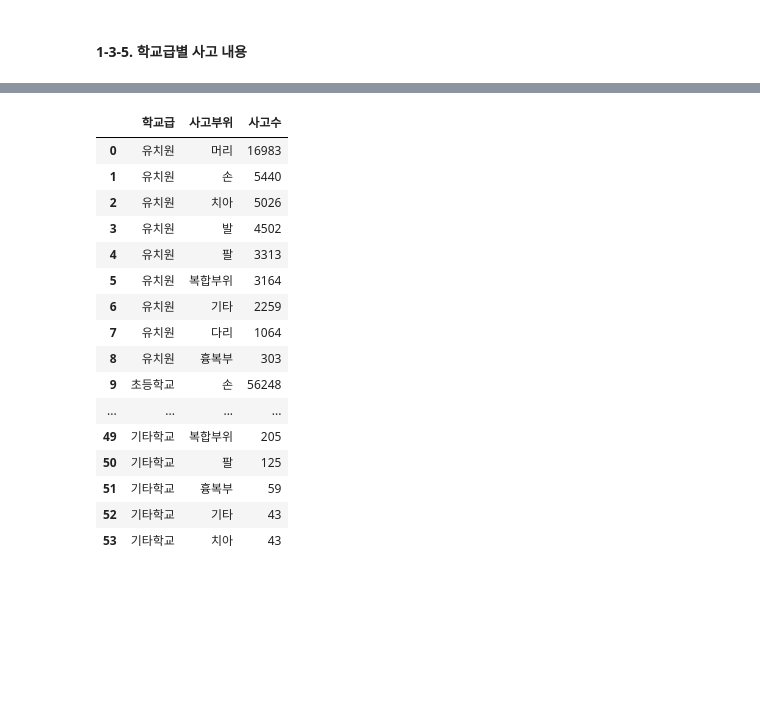
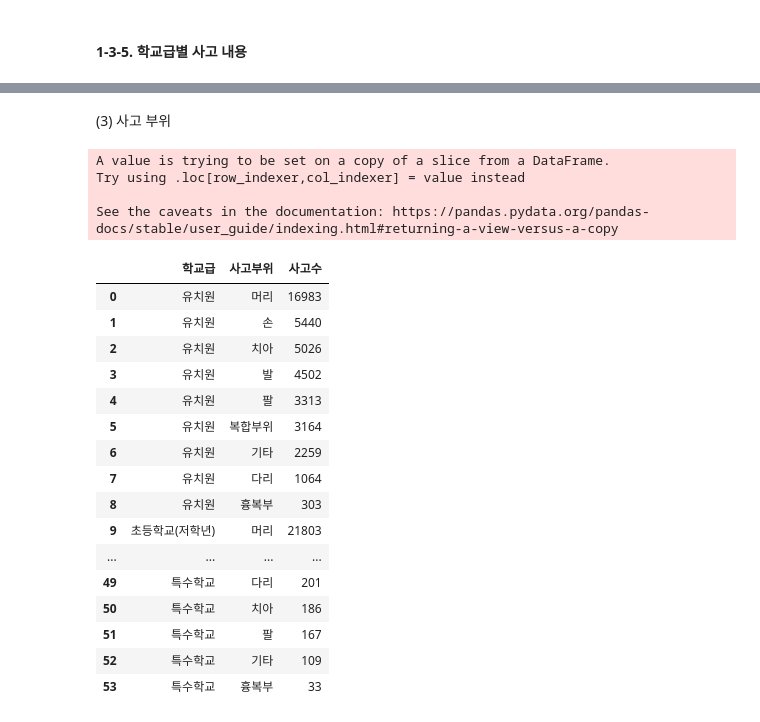
Before and after one commit to CHOIEUNHYE/school-accidents, a Jupyter notebook: code/eda/학교안전사고현황eda_이유정.ipynb, the cells around one changed output, grey strips where cells are left out. Drawn from its saved outputs; the diff is of its cells as text; code cells hidden in the pictures; blank space fills up the shorter version.

```diff
--- a/code/eda/학교안전사고현황eda_이유정.ipynb
+++ b/code/eda/학교안전사고현황eda_이유정.ipynb
@@ -942,0 +106,9 @@ create_piechart(sch_ss_grade, '연도', '특수학교_사고자학년', '사고
+# %%
+# 사고자구분 중 '일반학생', '특수학교(학급)학생', '체육특기학생' 값만 추출
+print('추출 전:', df.사고자구분.unique())
+
+sch_df = df[df['사고자구분'].isin(['일반학생', '특수학교(학급)학생', '체육특기학생'])]
+print('추출 후:', sch_df.사고자구분.unique())
+
+# 연도 type str로 변경
+sch_df['연도'] = sch_df['연도'].astype(str)
@@ -1104,28 +708,41 @@ array(['다리', '치아(구강)', '손', '머리(두부)', '발', '기타', '
+# %% [markdown]
+(3) 사고 부위
 # %%
-sch_acci_part = sch_df.copy()
+# sch_acci_part 데이터프레임(사고부위 5개년 누적)
+# '학교급'의 '기타학교' 값 제외
+sch_acci_part = sch_df[sch_df['학교급'] != '기타학교']
+# 초등학교 저학년/고학년 구분
+sch_acci_part.loc[(sch_acci_part['학교급']=='초등학교') & (sch_acci_part['사고자학년'].isin(['1학년','2학년','3학년'])), '학교급'] = '초등학교(저학년)'
+sch_acci_part.loc[(sch_acci_part['학교급']=='초등학교') & (sch_acci_part['사고자학년'].isin(['4학년','5학년','6학년'])), '학교급'] = '초등학교(고학년)'
+# 분석 편의를 위해 일부 데이터 값 변경
 sch_acci_part['사고부위'] = sch_acci_part['사고부위'].str.replace(r'\([^)]*\)', '', regex=True).str.strip()
 # 연도, 학교급, 사고부위별 사고수 계산
 sch_acci_part = sch_acci_part.groupby(['학교급', '사고부위']).size().reset_index(name='사고수')
 # 학교급 기준으로 정렬
-custom_order = ["유치원", "초등학교", "중학교", "고등학교", "특수학교", "기타학교"]
 sch_acci_part['학교급'] = pd.Categorical(sch_acci_part['학교급'], categories=custom_order, ordered=True)
 sch_acci_part = sch_acci_part.sort_values(['학교급', '사고수'], ascending=[True, False]).reset_index(drop=True)
+# 초등학교 저학년/고학년 구분 과정에서 생긴 nan 값(사고자학년 값이 유아인 경우) 처리
+sch_acci_part = sch_acci_part.dropna()
 sch_acci_part
 # %% [output]
+A value is trying to be set on a copy of a slice from a DataFrame.
+Try using .loc[row_indexer,col_indexer] = value instead
+
+See the caveats in the documentation: https://pandas.pydata.org/pandas-docs/stable/user_guide/indexing.html#returning-a-view-versus-a-copy
 |  | 학교급 | 사고부위 | 사고수 |
 | 0 | 유치원 | 머리 | 16983 |
 | 1 | 유치원 | 손 | 5440 |
 | 2 | 유치원 | 치아 | 5026 |
 | 3 | 유치원 | 발 | 4502 |
 | 4 | 유치원 | 팔 | 3313 |
 | 5 | 유치원 | 복합부위 | 3164 |
 | 6 | 유치원 | 기타 | 2259 |
 | 7 | 유치원 | 다리 | 1064 |
 | 8 | 유치원 | 흉복부 | 303 |
-| 9 | 초등학교 | 손 | 56248 |
+| 9 | 초등학교(저학년) | 머리 | 21803 |
 | ... | ... | ... | ... |
-| 49 | 기타학교 | 복합부위 | 205 |
-| 50 | 기타학교 | 팔 | 125 |
-| 51 | 기타학교 | 흉복부 | 59 |
-| 52 | 기타학교 | 기타 | 43 |
-| 53 | 기타학교 | 치아 | 43 |
+| 49 | 특수학교 | 다리 | 201 |
+| 50 | 특수학교 | 치아 | 186 |
+| 51 | 특수학교 | 팔 | 167 |
+| 52 | 특수학교 | 기타 | 109 |
+| 53 | 특수학교 | 흉복부 | 33 |
```
Also changed, not shown: parts of 103 cells of this notebook, 2 other files.
